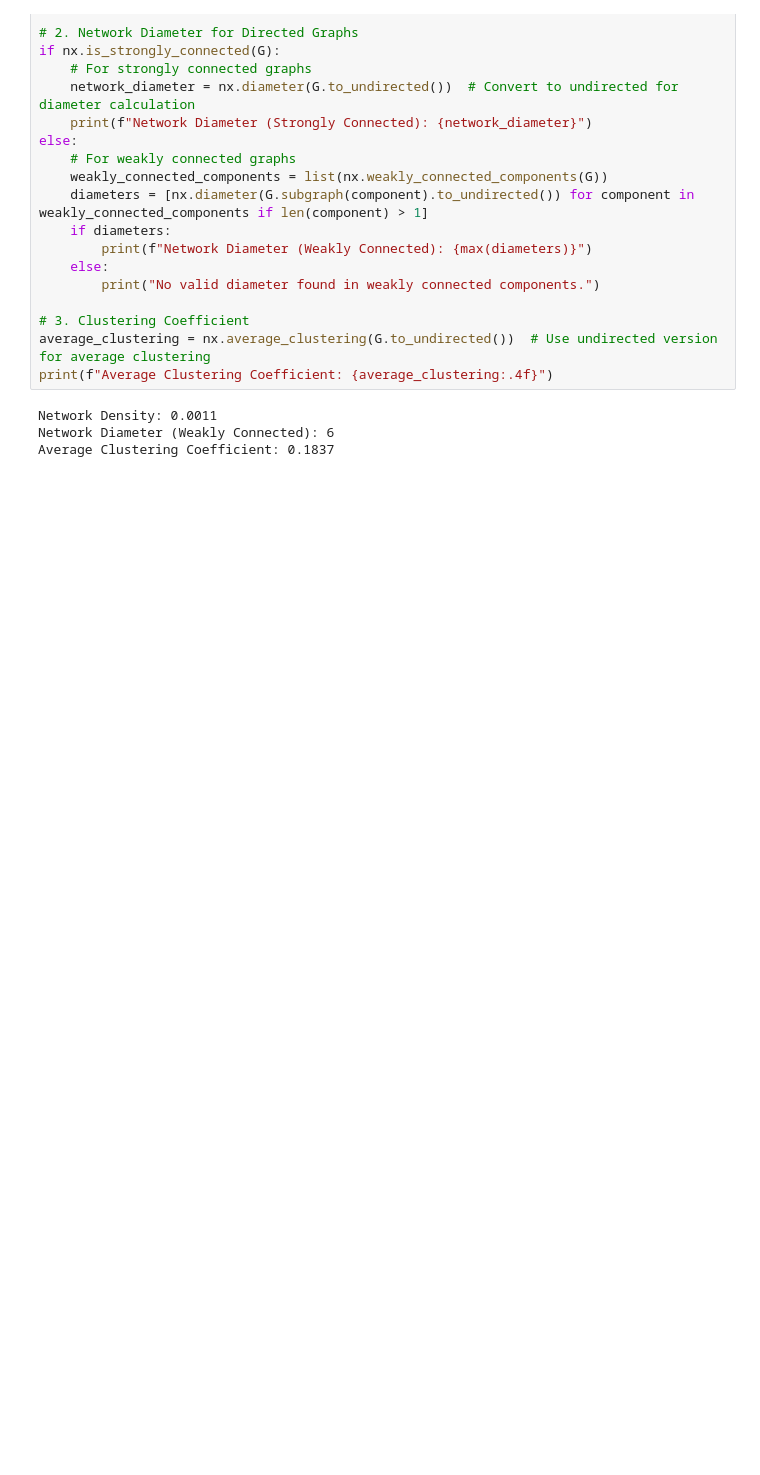
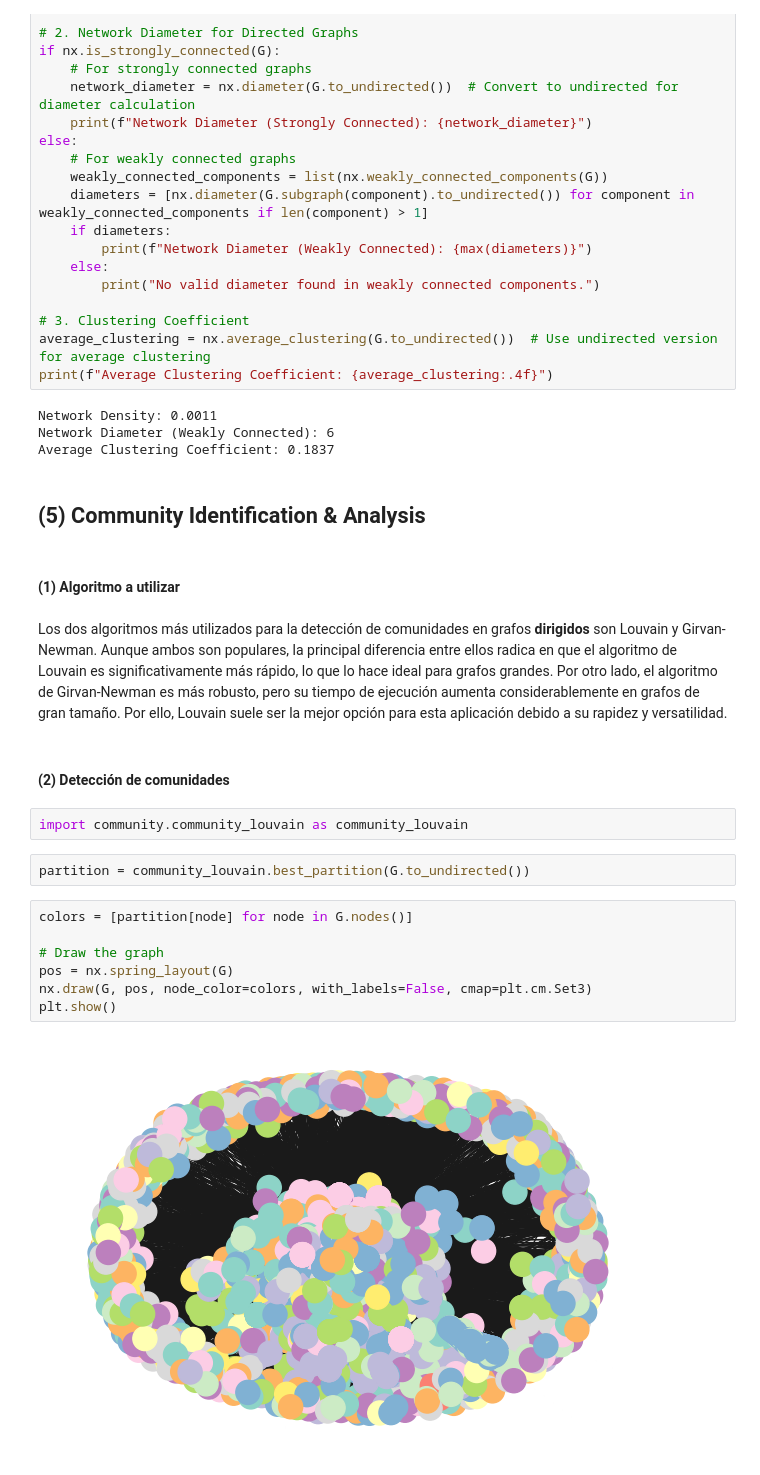
Before and after one commit to Andrea-gt/snetwork-analysis, a Jupyter notebook: snetwork_analysis.ipynb, the cells around one changed output. Saved outputs shown, nothing was run; the diff lists cells and outputs as text; blank space fills up the shorter version.

Commit message:
feat: Community Detection

```diff
--- a/snetwork_analysis.ipynb
+++ b/snetwork_analysis.ipynb
@@ -501,3 +508,24 @@ print(f"Average Clustering Coefficient: {average_clustering:.4f}")
 Network Density: 0.0011
 Network Diameter (Weakly Connected): 6
 Average Clustering Coefficient: 0.1837
+# %% [markdown]
+## **(5) Community Identification & Analysis**
+# %% [markdown]
+#### **(1) Algoritmo a utilizar**
+# %% [markdown]
+Los dos algoritmos más utilizados para la detección de comunidades en grafos **dirigidos** son Louvain y Girvan-Newman. Aunque ambos son populares, la principal diferencia entre ellos radica en que el algoritmo de Louvain es significativamente más rápido, lo que lo hace ideal para grafos grandes. Por otro lado, el algoritmo de Girvan-Newman es más robusto, pero su tiempo de ejecución aumenta considerablemente en grafos de gran tamaño. Por ello, Louvain suele ser la mejor opción para esta aplicación debido a su rapidez y versatilidad.
+# %% [markdown]
+#### **(2) Detección de comunidades**
+# %%
+import community.community_louvain as community_louvain
+# %%
+partition = community_louvain.best_partition(G.to_undirected())
+# %%
+colors = [partition[node] for node in G.nodes()]
+
+# Draw the graph
+pos = nx.spring_layout(G)
+nx.draw(G, pos, node_color=colors, with_labels=False, cmap=plt.cm.Set3)
+plt.show()
+# %% [output]
+[figure, added]
```
Also changed, not shown: parts of 19 cells of this notebook.
